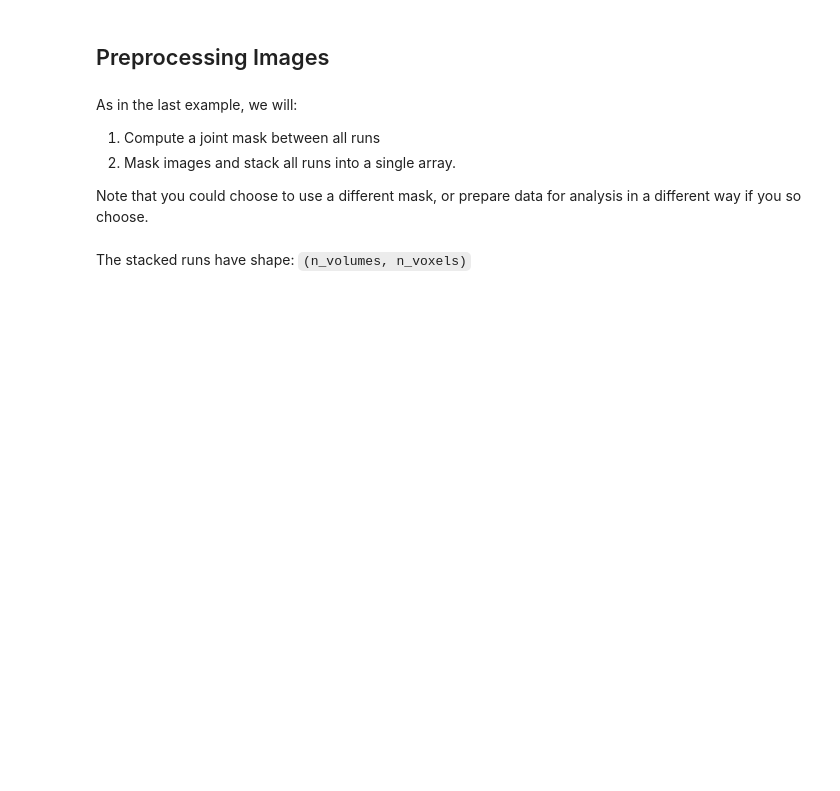
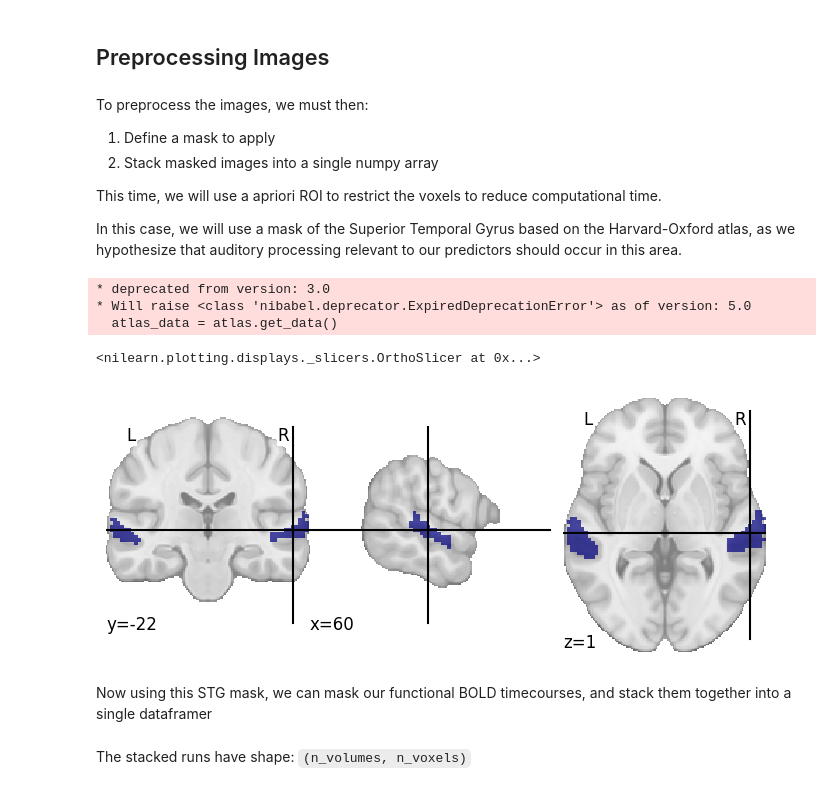
Before and after one commit to neuroscout/neuroscout-docs, a Jupyter notebook: docs/python_api/banded_regression.ipynb, the cells around one changed output. Drawn from its saved outputs; the diff is of its cells as text; code cells hidden in the pictures; blank space fills up the shorter version.

Commit message:
Add ROI and plots

```diff
--- a/docs/python_api/banded_regression.ipynb
+++ b/docs/python_api/banded_regression.ipynb
@@ -86,10 +86,37 @@ action summary:
 # %% [markdown]
 ## Preprocessing Images
 # %% [markdown]
-As in the last example, we will:
+To preprocess the images, we must then:
 
-1) Compute a joint mask between all runs
-2) Mask images and stack all runs into a single array.
+1) Define a mask to apply
+2) Stack masked images into a single numpy array
 
-Note that you could choose to use a different mask, or prepare data for analysis in a different way if you so choose.
+This time, we will use a apriori ROI to restrict the voxels to reduce computational time.
+
+In this case, we will use a mask of the Superior Temporal Gyrus based on the Harvard-Oxford atlas, as we hypothesize that auditory processing relevant to our predictors should occur in this area.
+# %%
+# Use nilearn to compute STG mask for both posterior and anterior divison
+from nilearn import plotting, datasets, image
+import nibabel as nib
+
+dataset_ho = datasets.fetch_atlas_harvard_oxford("cort-maxprob-thr25-2mm")
+
+# Extract both ROIs and combine
+stg_p_ix = np.where(np.array(dataset_ho['labels']) == 'Superior Temporal Gyrus, posterior division')[0]
+stg_a_ix = np.where(np.array(dataset_ho['labels']) == 'Superior Temporal Gyrus, anerior division')[0]
+atlas_data = atlas.get_data()
+stg = nilearn.image.new_img_like(atlas, (atlas_data == stg_p_ix) | (atlas_data == stg_a_ix))
+
+# Downsample STG mask to functional sapce
+resampled_stg = nilearn.image.resample_img(stg, all_funcs[0].get_image().affine, (78, 93, 78))
+
+plotting.plot_roi(resampled_stg)
+# %% [output]
+* deprecated from version: 3.0
+* Will raise <class 'nibabel.deprecator.ExpiredDeprecationError'> as of version: 5.0
+  atlas_data = atlas.get_data()
+<nilearn.plotting.displays._slicers.OrthoSlicer at 0x...>
+[figure, added]
+# %% [markdown]
+Now using this STG mask, we can mask our functional BOLD timecourses, and stack them together into a single dataframer
 # %%
```
Also changed, not shown: parts of 18 cells of this notebook.
